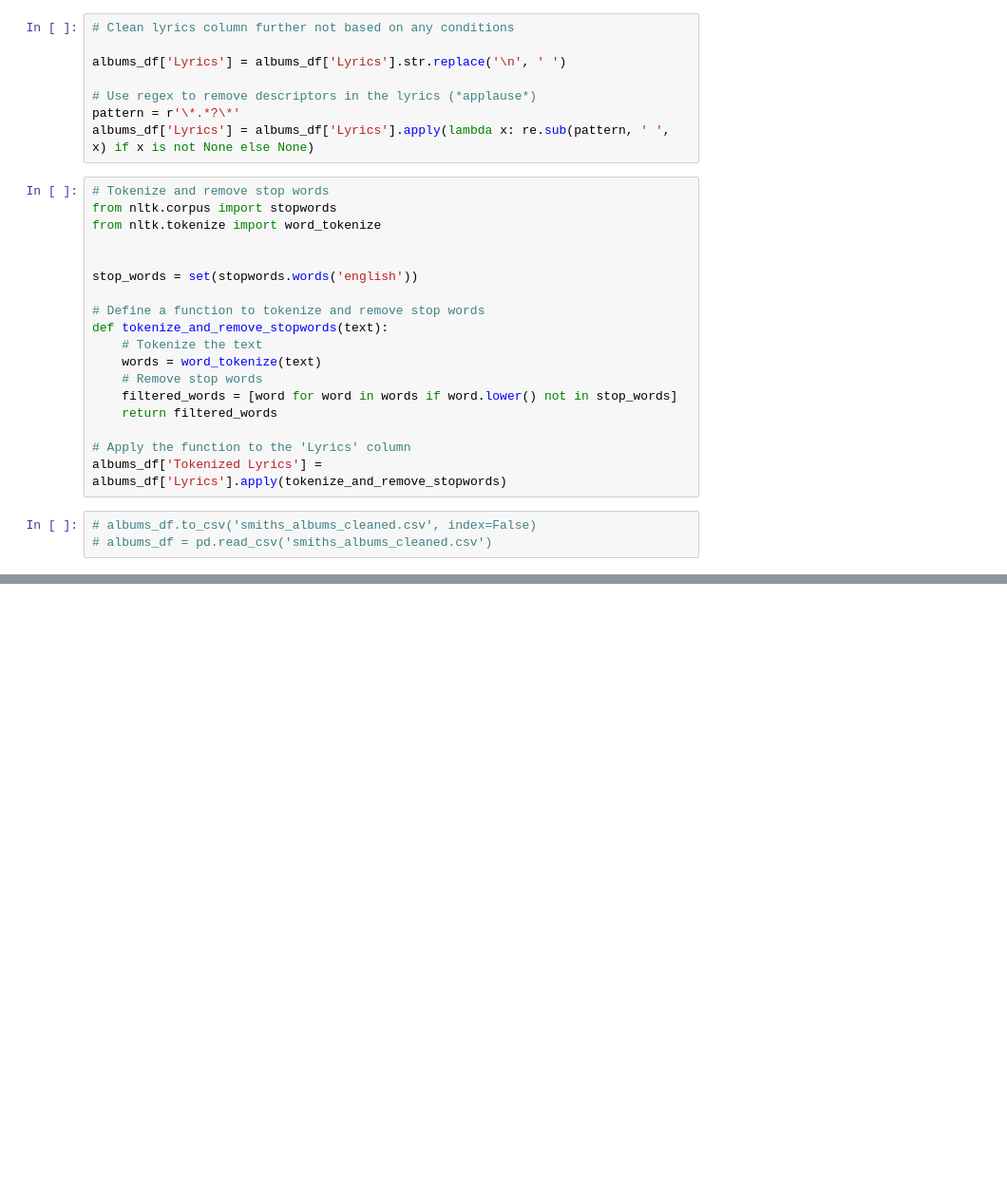
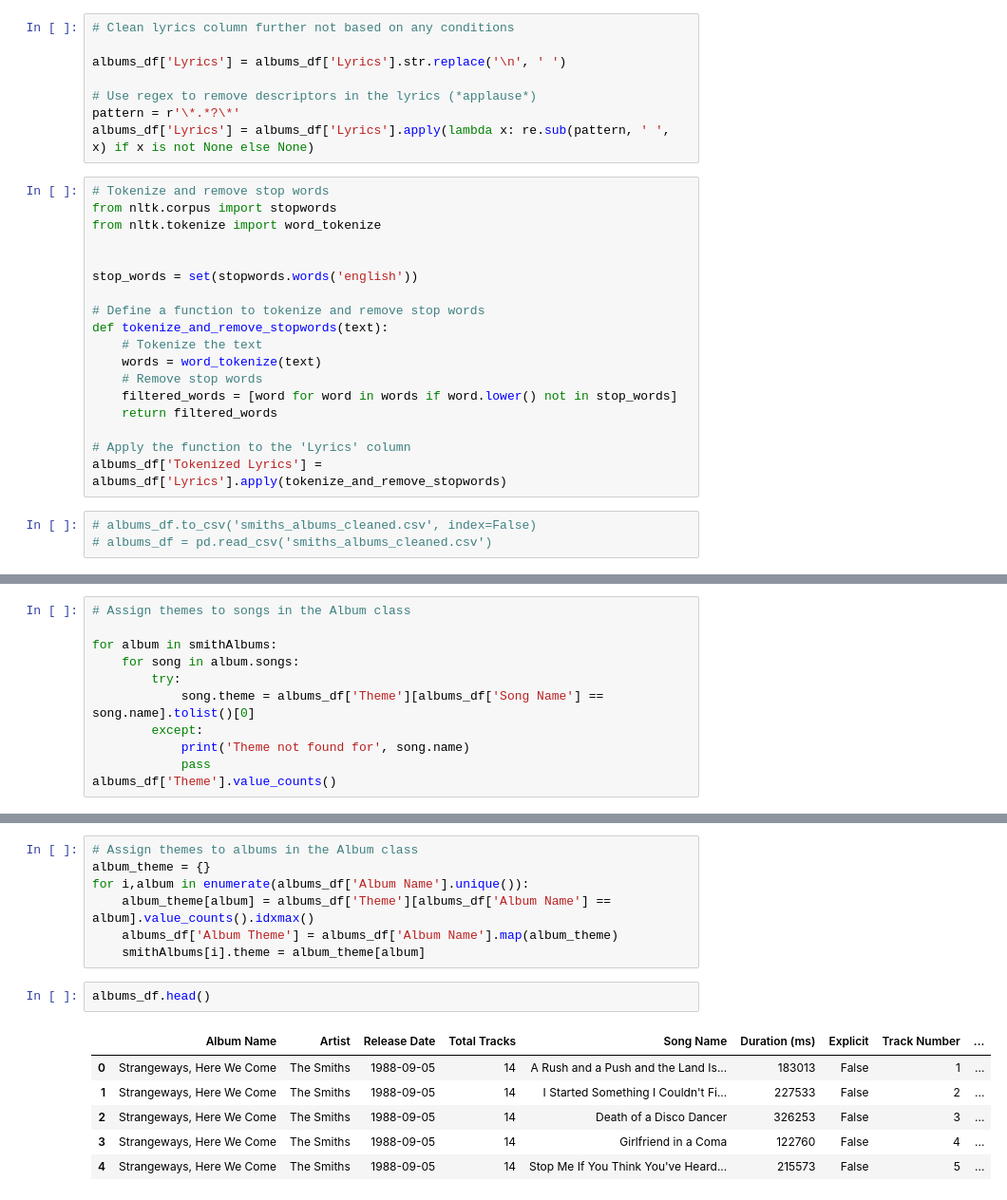
Before and after one commit to uniquedapoet/School-Projects, a Jupyter notebook: INFO_3510/Project1-Smiths-Analysis/SmithsProject.ipynb, the cells around one changed output, grey strips where cells are left out. Shown: that part at 95% size. Cells and saved outputs as stored; diff of their text form; blank space fills up the shorter version.

```diff
--- a/INFO_3510/Project1-Smiths-Analysis/SmithsProject.ipynb
+++ b/INFO_3510/Project1-Smiths-Analysis/SmithsProject.ipynb
@@ -347,0 +403,11 @@ p.pprint(lyrics)
+# %%
+# Assign themes to songs in the Album class
+
+for album in smithAlbums:
+    for song in album.songs:
+        try:
+            song.theme = albums_df['Theme'][albums_df['Song Name'] == song.name].tolist()[0]
+        except:
+            print('Theme not found for', song.name)
+            pass
+albums_df['Theme'].value_counts()
@@ -347,0 +454,16 @@ p.pprint(lyrics)
+# %%
+# Assign themes to albums in the Album class
+album_theme = {}
+for i,album in enumerate(albums_df['Album Name'].unique()):
+    album_theme[album] = albums_df['Theme'][albums_df['Album Name'] == album].value_counts().idxmax()
+    albums_df['Album Theme'] = albums_df['Album Name'].map(album_theme)
+    smithAlbums[i].theme = album_theme[album]
+# %%
+albums_df.head()
+# %% [output]
+|  | Album Name | Artist | Release Date | Total Tracks | Song Name | Duration (ms) | Explicit | Track Number | ... |
+| 0 | Strangeways, Here We Come | The Smiths | 1988-09-05 | 14 | A Rush and a Push and the Land Is... | 183013 | False | 1 | ... |
+| 1 | Strangeways, Here We Come | The Smiths | 1988-09-05 | 14 | I Started Something I Couldn't Fi... | 227533 | False | 2 | ... |
+| 2 | Strangeways, Here We Come | The Smiths | 1988-09-05 | 14 | Death of a Disco Dancer | 326253 | False | 3 | ... |
+| 3 | Strangeways, Here We Come | The Smiths | 1988-09-05 | 14 | Girlfriend in a Coma | 122760 | False | 4 | ... |
+| 4 | Strangeways, Here We Come | The Smiths | 1988-09-05 | 14 | Stop Me If You Think You've Heard... | 215573 | False | 5 | ... |
```
Also changed, not shown: parts of 15 cells of this notebook, 2 other files.
